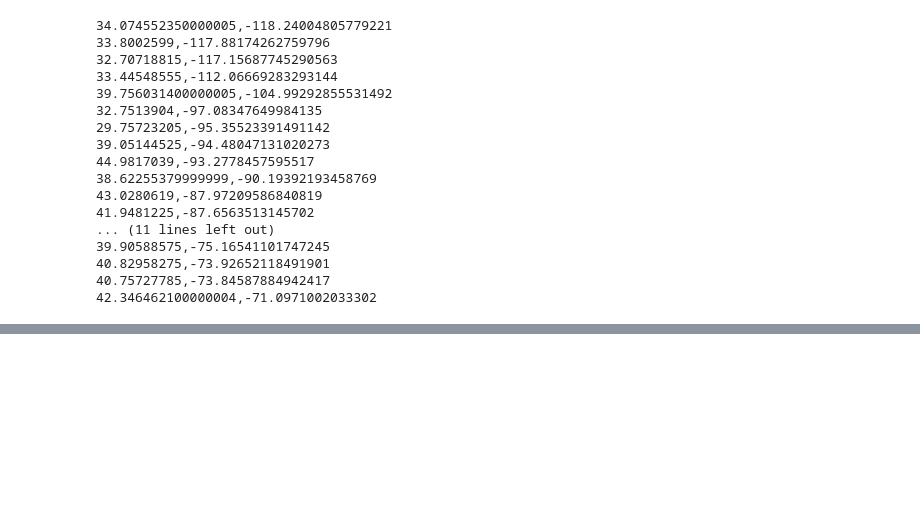
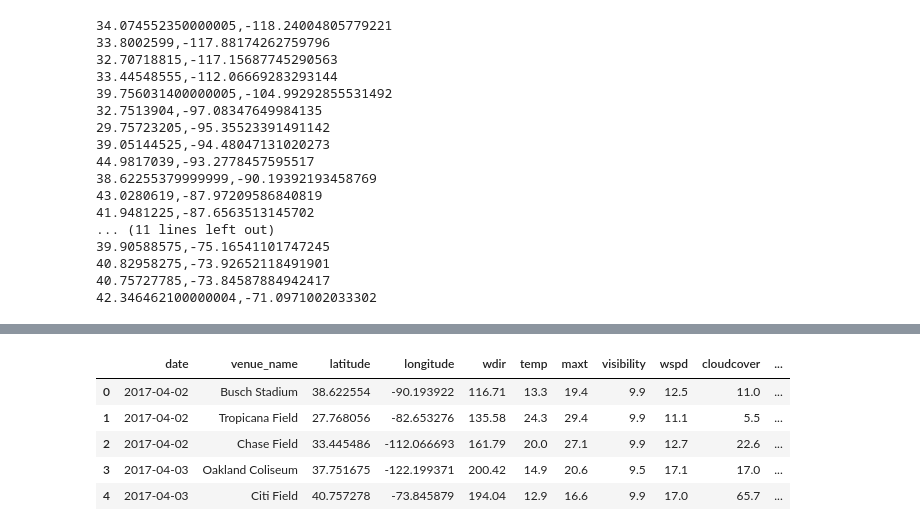
Before and after one commit to zsomborh/analyse_baseball_matches, a Jupyter notebook: venue_api.ipynb, the cells around one changed output, grey strips where cells are left out. Cells and saved outputs as stored; diff of their text form; code cells hidden in the pictures; blank space fills up the shorter version.

```diff
--- a/venue_api.ipynb
+++ b/venue_api.ipynb
@@ -260,4 +271,5 @@ weather_df.to_csv('weather_df_final.csv')
 # %%
-api_df = pd.read_csv('api_df.csv', index_col = 'Unnamed: 0')
-weather_df = pd.read_csv('weather_df_final.csv',index_col = 'Unnamed: 0')
+# load up dataframes from disk
+
+weather_df = pd.read_csv('weather_df.csv',index_col = 'Unnamed: 0')
 subdf= pd.read_csv('date_n_location.csv', index_col = 'Unnamed: 0')
@@ -346,0 +276,28 @@ subdf= pd.read_csv('date_n_location.csv', index_col = 'Unnamed: 0')
+# %%
+# some minor formatting to be used for joining
+
+subdf['latlong'] = subdf['latitude'].astype('str') +',' + subdf['longitude'].astype('str')
+weather_df['date'] = [datetime.fromtimestamp(date/1000).strftime('%Y-%m-%d') for date in weather_df['datetime']]
+# %%
+# merge the datasets so now we will have date-location-weather data in the same dataframe
+
+merged_df = pd.merge(left = subdf,
+         right = weather_df,
+         left_on = ['date', 'latlong'],
+         right_on = ['date','location' ], how = 'inner')
+# %%
+# clean this dataframe so that it only has columns that are useful
+
+merged_df = merged_df[['date', 'venue_name', 'latitude','longitude',
+                       'wdir', 'temp', 'maxt', 'visibility', 'wspd',
+                       'cloudcover', 'mint', 'precip', 'snowdepth',
+                      'dew', 'humidity','precipcover']]
+# %%
+merged_df.head()
+# %% [output]
+|  | date | venue_name | latitude | longitude | wdir | temp | maxt | visibility | wspd | cloudcover | ... |
+| 0 | 2017-04-02 | Busch Stadium | 38.622554 | -90.193922 | 116.71 | 13.3 | 19.4 | 9.9 | 12.5 | 11.0 | ... |
+| 1 | 2017-04-02 | Tropicana Field | 27.768056 | -82.653276 | 135.58 | 24.3 | 29.4 | 9.9 | 11.1 | 5.5 | ... |
+| 2 | 2017-04-02 | Chase Field | 33.445486 | -112.066693 | 161.79 | 20.0 | 27.1 | 9.9 | 12.7 | 22.6 | ... |
+| 3 | 2017-04-03 | Oakland Coliseum | 37.751675 | -122.199371 | 200.42 | 14.9 | 20.6 | 9.5 | 17.1 | 17.0 | ... |
+| 4 | 2017-04-03 | Citi Field | 40.757278 | -73.845879 | 194.04 | 12.9 | 16.6 | 9.9 | 17.0 | 65.7 | ... |
```
Also changed, not shown: parts of 14 cells of this notebook, 1 other file.
